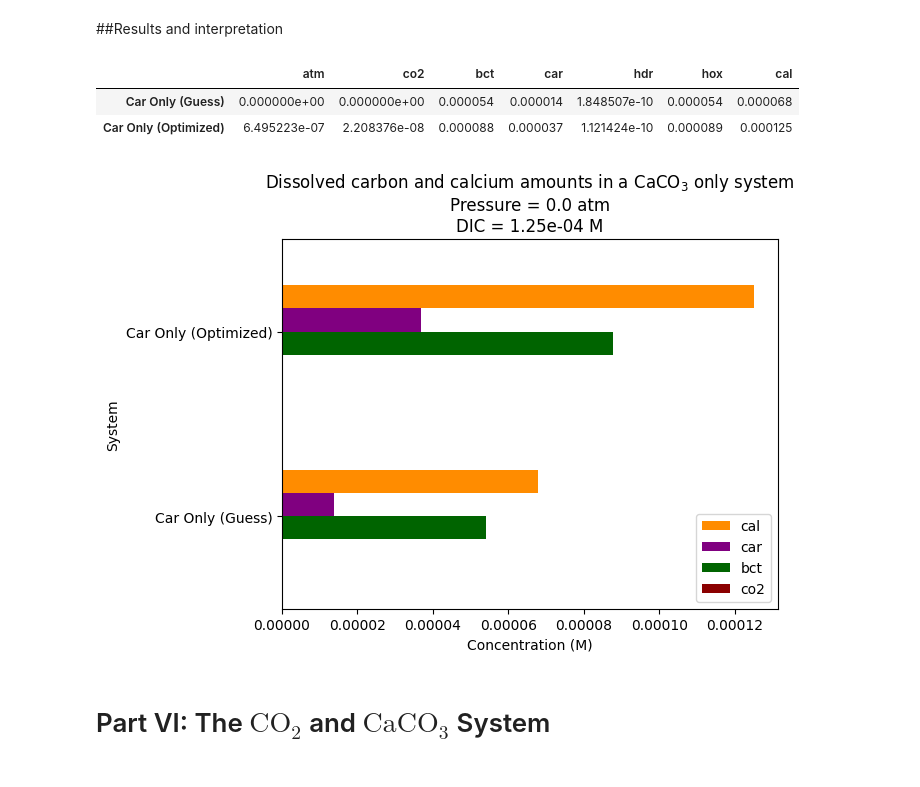
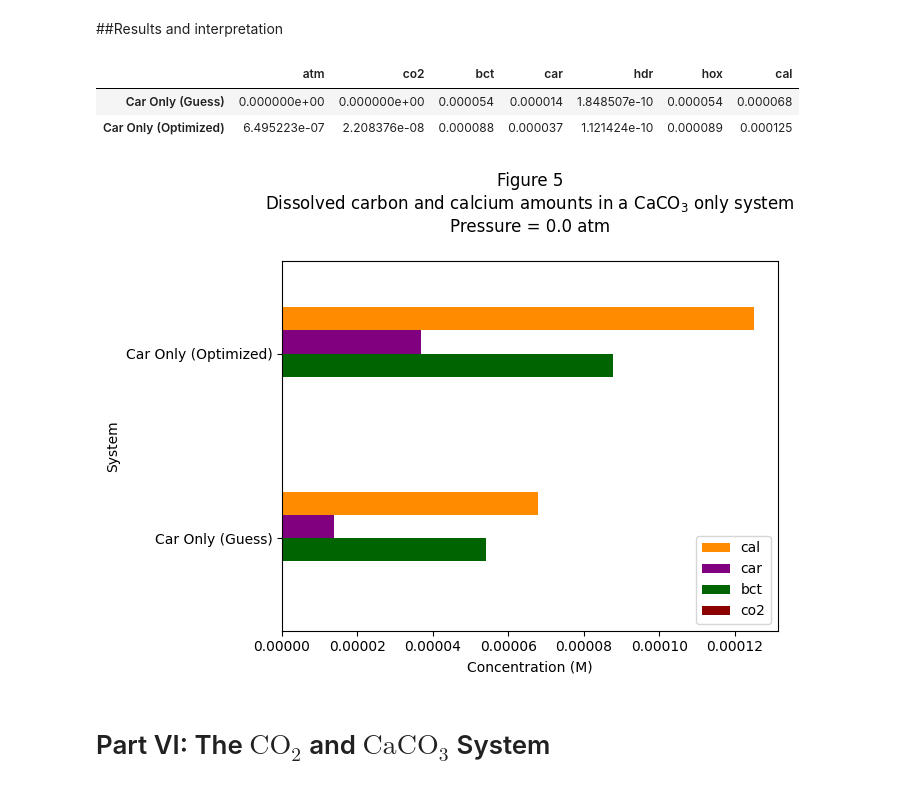
Before and after one commit to KevinCantrell/CHM477_Fitting, a Jupyter notebook: Student_Notebook_CO2_Equilibrium.ipynb, the cells around one changed output. Cells and saved outputs as stored; diff of their text form; code cells hidden in the pictures.

```diff
--- a/Student_Notebook_CO2_Equilibrium.ipynb
+++ b/Student_Notebook_CO2_Equilibrium.ipynb
@@ -932,28 +736,28 @@ Now that we've put the pieces together and gotten reasonable results, we can tid
 # %%
 #here we make an empty dataframe to hold all our results with 7 named columns
 dfCarOnly=pd.DataFrame(columns=["atm","co2","bct","car","hdr","hox","cal"])
 dfCarOnly.loc["Car Only (Guess)"]=xGuess
 dfCarOnly.loc["Car Only (Optimized)"]=xCalc
 
+strFig="Figure 5\n"
 strSys="$\mathrm{CaCO_3}$ only system\n"
 strP="Pressure = "+str(Pinit*1e6)+" atm\n"
-strDIC="DIC = "+"{:.2e}".format(xCalc[1]+xCalc[2]+xCalc[3])+" M"
-chartTitle="Dissolved carbon and calcium amounts in a "+strSys+strP+strDIC
+chartTitle=strFig+"Dissolved carbon and calcium amounts in a "+strSys+strP
 
 ax = dfCarOnly[['co2','bct','car','cal']].plot(kind='barh',
                                                color=ChartColors,
                                                rot=0,
                                                ylabel='System',
                                                xlabel='Concentration (M)',
                                                title=chartTitle)
 
 plt.legend(loc='lower right',reverse=True)
 dfCarOnly
 # %% [output]
 |  | atm | co2 | bct | car | hdr | hox | cal |
 | Car Only (Guess) | 0.000000e+00 | 0.000000e+00 | 0.000054 | 0.000014 | 1.848507e-10 | 0.000054 | 0.000068 |
 | Car Only (Optimized) | 6.495223e-07 | 2.208376e-08 | 0.000088 | 0.000037 | 1.121424e-10 | 0.000089 | 0.000125 |
-[figure, old version]
+[figure, new version]
 # %% [markdown]
 # Part VI: The $\mathrm{CO_2}$ and $\mathrm{CaCO_3}$ System
 # %% [markdown]
```
Also changed, not shown: parts of 85 cells of this notebook.
